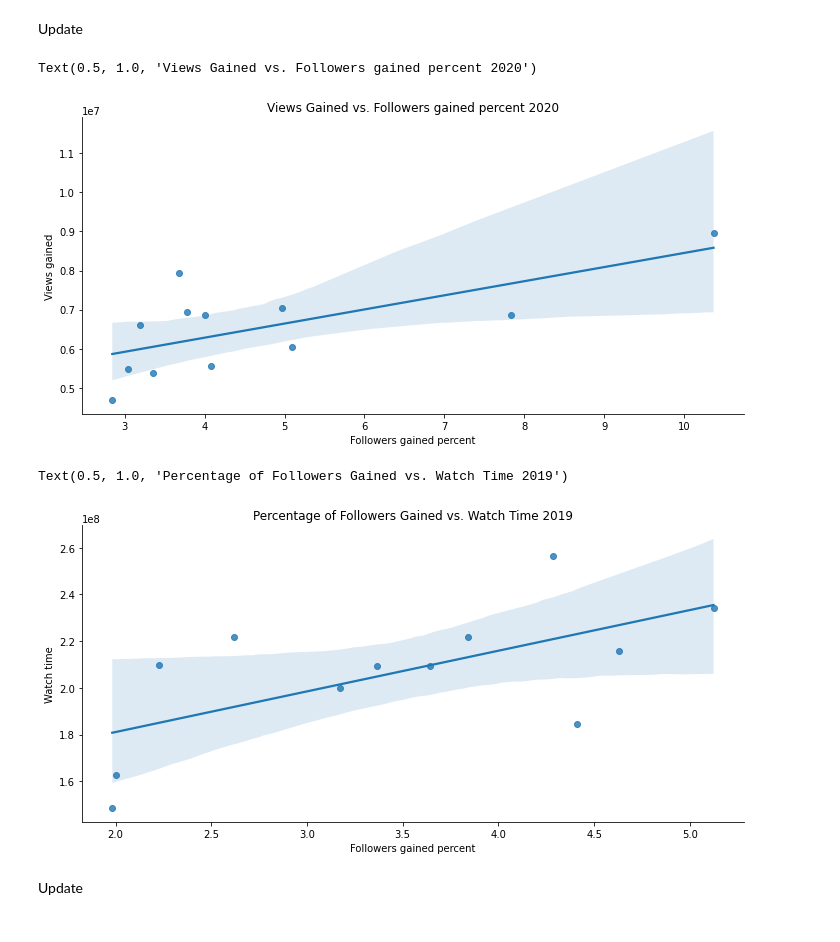
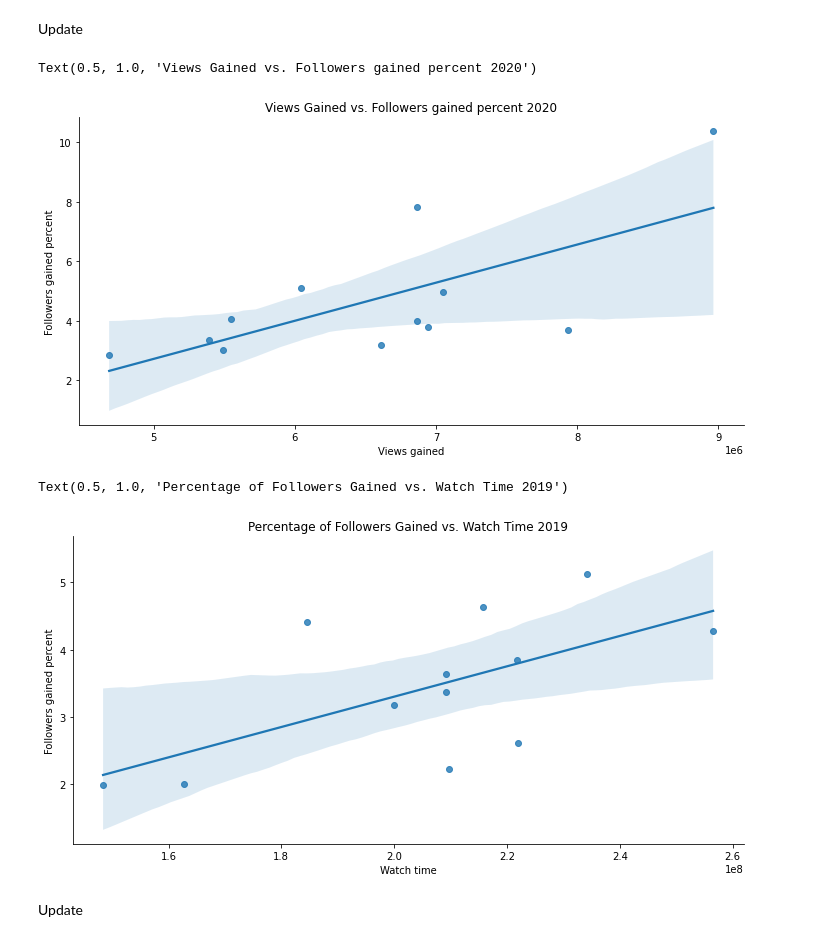
Before and after one commit to dayes5/Twitch-Analysis, a Jupyter notebook: FinalProjectGroup079-Wi22.ipynb, the cells around one changed output. Saved outputs shown, nothing was run; the diff lists cells and outputs as text; code cells hidden in the pictures.

```diff
--- a/FinalProjectGroup079-Wi22.ipynb
+++ b/FinalProjectGroup079-Wi22.ipynb
@@ -353,17 +353,17 @@ around 15200 while others suggest a negative correlation such as those right und
 
 Update
 # %%
-sns.lmplot(x="Followers gained percent", y="Views gained", data=df2020, aspect=2)
+sns.lmplot(y="Followers gained percent", x="Views gained", data=df2020, aspect=2)
 plt.title('Views Gained vs. Followers gained percent 2020')
 # %% [output]
 Text(0.5, 1.0, 'Views Gained vs. Followers gained percent 2020')
-[figure, old version]
+[figure, new version]
 # %%
-sns.lmplot(x="Followers gained percent", y="Watch time", data=df2019, aspect=2)
+sns.lmplot(y="Followers gained percent", x="Watch time", data=df2019, aspect=2)
 plt.title('Percentage of Followers Gained vs. Watch Time 2019')
 # %% [output]
 Text(0.5, 1.0, 'Percentage of Followers Gained vs. Watch Time 2019')
-[figure, old version]
+[figure, new version]
 # %% [markdown]
 <!-- This graph also shows that there is not a very strong correlation between stream time and percentage
 of followers gained due to the large number of outliers. Despite the fact that there are a couple
```
Also changed, not shown: parts of 4 cells of this notebook.
